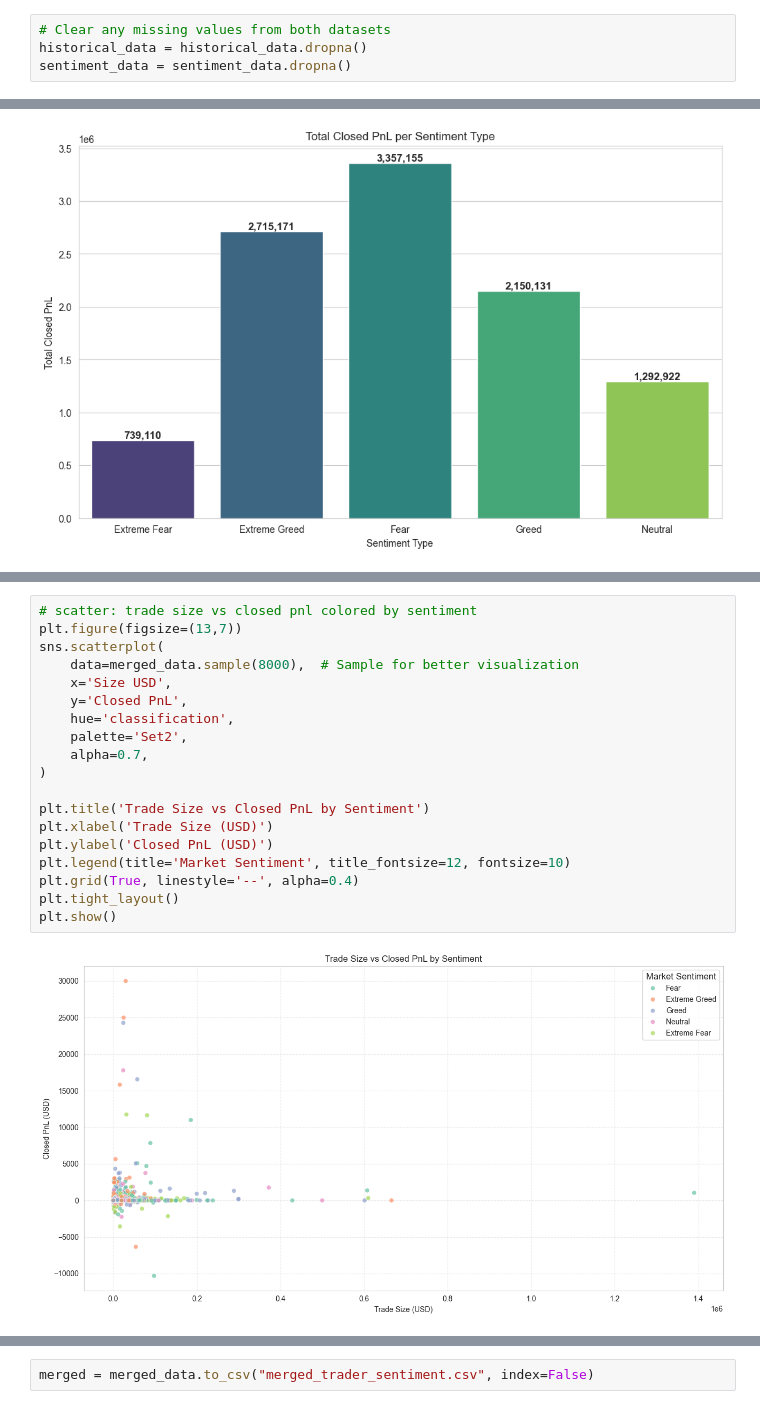
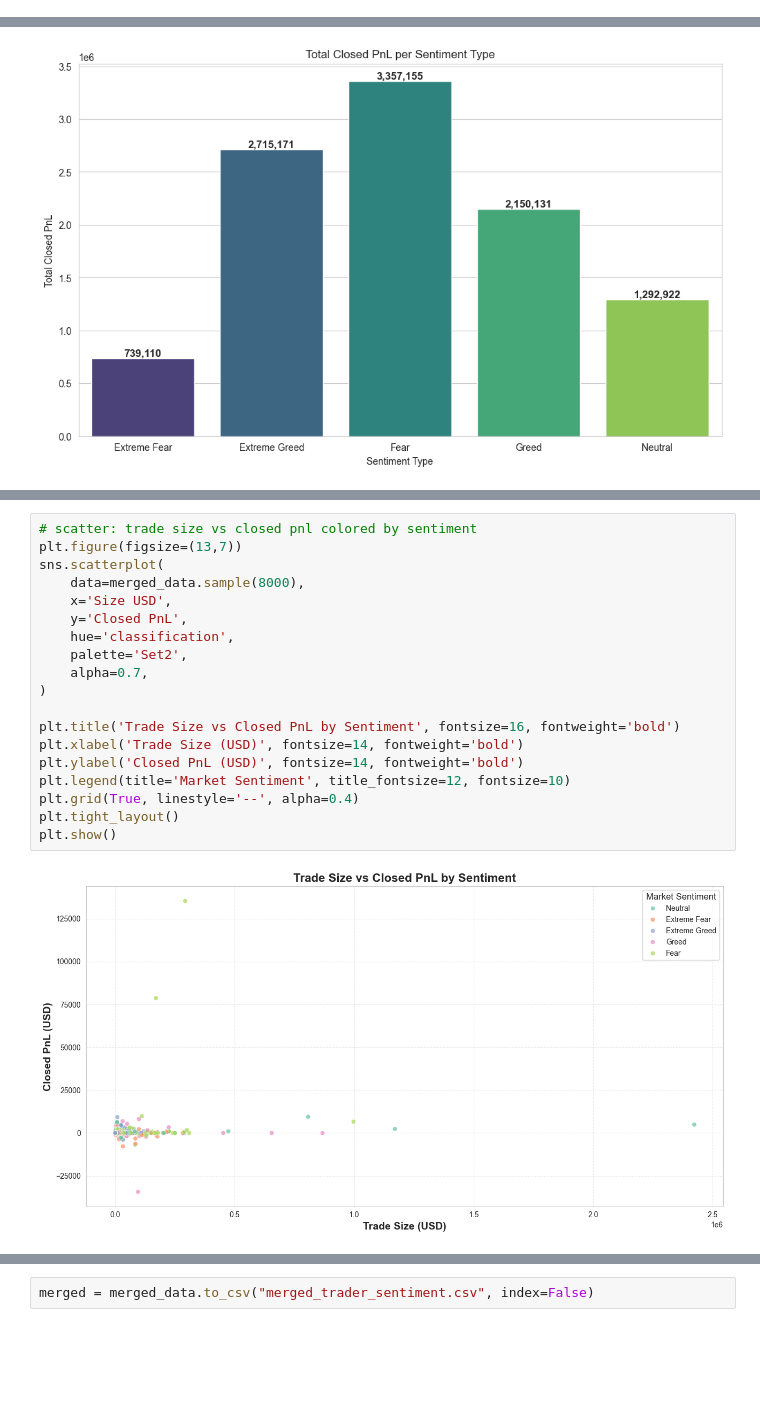
Before and after one commit to Shreyashpatilgh/PrimeTradeAI, a Jupyter notebook: primetradeAI.ipynb, the cells around one changed output, grey strips where cells are left out. Saved outputs shown, nothing was run; the diff lists cells and outputs as text; blank space fills up the shorter version.

```diff
--- a/primetradeAI.ipynb
+++ b/primetradeAI.ipynb
@@ -40,10 +154,6 @@ historical_data.head()
 | 2 | 0xae5eacaf9c6b9111fd53034a602c192... | @107 | 7.99 | 144.09 | 1150.63 | BUY | 02-12-2024 22:50 | 1002.52 | ... |
 | 3 | 0xae5eacaf9c6b9111fd53034a602c192... | @107 | 7.99 | 142.98 | 1142.04 | BUY | 02-12-2024 22:50 | 1146.56 | ... |
 | 4 | 0xae5eacaf9c6b9111fd53034a602c192... | @107 | 7.99 | 8.73 | 69.75 | BUY | 02-12-2024 22:50 | 1289.49 | ... |
-# %%
-# Clear any missing values from both datasets
-historical_data = historical_data.dropna()
-sentiment_data = sentiment_data.dropna()
 # %%
 # Convert 'date' columns to date only
 historical_data['date'] = pd.to_datetime(historical_data['Timestamp IST'], dayfirst=True).dt.date
@@ -220,24 +369,24 @@ plt.show()
 # %%
 # scatter: trade size vs closed pnl colored by sentiment
 plt.figure(figsize=(13,7))
 sns.scatterplot(
-    data=merged_data.sample(8000),  # Sample for better visualization
+    data=merged_data.sample(8000),
     x='Size USD',
     y='Closed PnL',
     hue='classification',
     palette='Set2',
     alpha=0.7,
 )
 
-plt.title('Trade Size vs Closed PnL by Sentiment')
-plt.xlabel('Trade Size (USD)')
-plt.ylabel('Closed PnL (USD)')
+plt.title('Trade Size vs Closed PnL by Sentiment', fontsize=16, fontweight='bold')
+plt.xlabel('Trade Size (USD)', fontsize=14, fontweight='bold')
+plt.ylabel('Closed PnL (USD)', fontsize=14, fontweight='bold')
 plt.legend(title='Market Sentiment', title_fontsize=12, fontsize=10)
 plt.grid(True, linestyle='--', alpha=0.4)
 plt.tight_layout()
 plt.show()
 # %% [output]
-[figure, old version]
+[figure, new version]
 # %%
 # Profit distribution per sentiment type
 plt.figure(figsize=(12,7))
```
Also changed, not shown: parts of 21 cells of this notebook, 1 other file.
